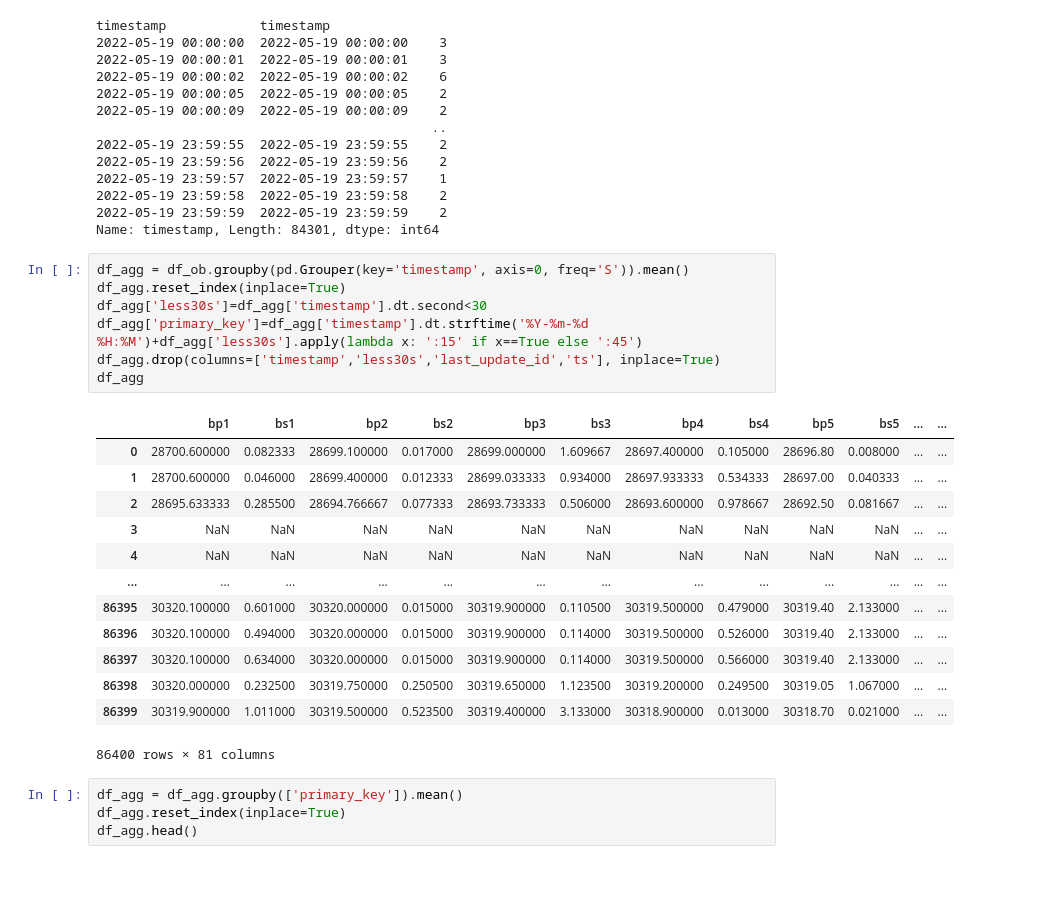
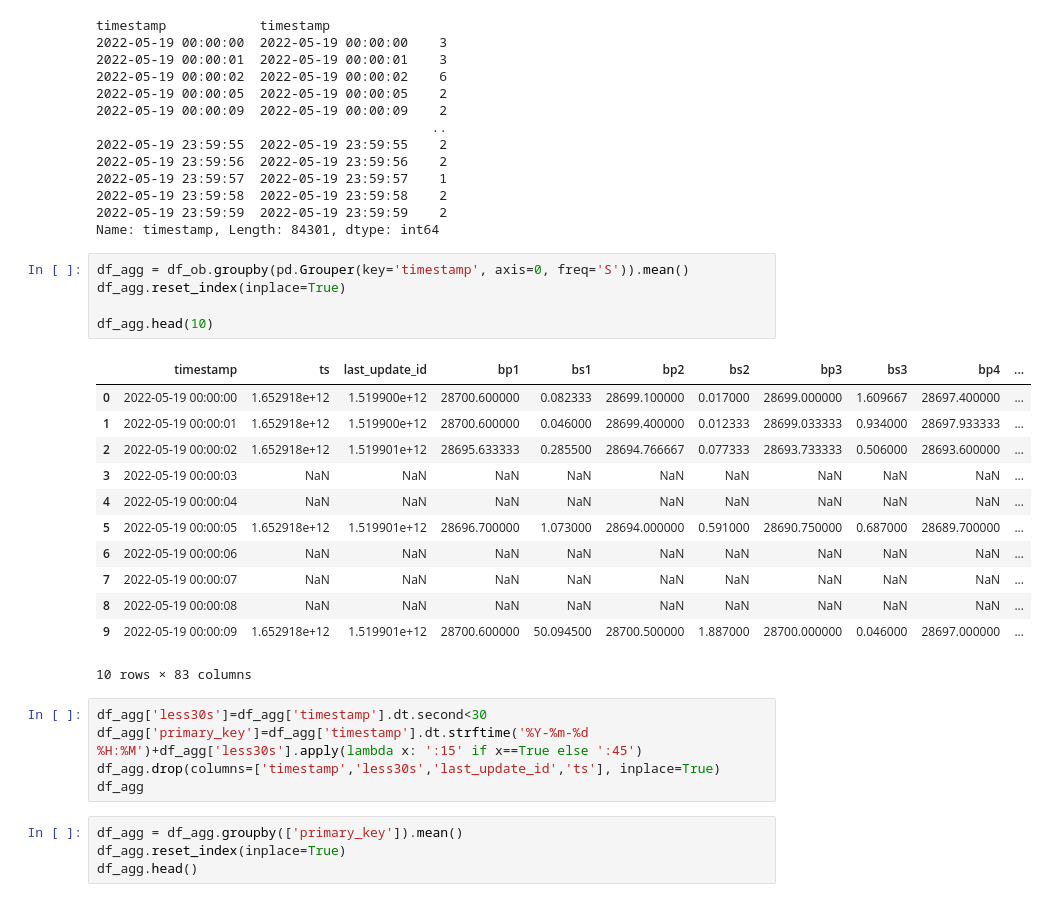
Before and after one commit to abefarkas/Thalassa_Regime_Classifier, a Jupyter notebook: notebooks/FIPM_understanding_data.ipynb, the cells around one changed output. Drawn from its saved outputs; the diff is of its cells as text; blank space fills up the shorter version.

```diff
--- a/notebooks/FIPM_understanding_data.ipynb
+++ b/notebooks/FIPM_understanding_data.ipynb
@@ -74,27 +84,29 @@ timestamp            timestamp
 2022-05-19 23:59:58  2022-05-19 23:59:58    2
 2022-05-19 23:59:59  2022-05-19 23:59:59    2
 Name: timestamp, Length: 84301, dtype: int64
+# %%
+df_agg = df_ob.groupby(pd.Grouper(key='timestamp', axis=0, freq='S')).mean()
+df_agg.reset_index(inplace=True)
+
+df_agg.head(10)
+# %% [output]
+|  | timestamp | ts | last_update_id | bp1 | bs1 | bp2 | bs2 | bp3 | bs3 | bp4 | ... |
+| 0 | 2022-05-19 00:00:00 | 1.652918e+12 | 1.519900e+12 | 28700.600000 | 0.082333 | 28699.100000 | 0.017000 | 28699.000000 | 1.609667 | 28697.400000 | ... |
+| 1 | 2022-05-19 00:00:01 | 1.652918e+12 | 1.519900e+12 | 28700.600000 | 0.046000 | 28699.400000 | 0.012333 | 28699.033333 | 0.934000 | 28697.933333 | ... |
+| 2 | 2022-05-19 00:00:02 | 1.652918e+12 | 1.519901e+12 | 28695.633333 | 0.285500 | 28694.766667 | 0.077333 | 28693.733333 | 0.506000 | 28693.600000 | ... |
+| 3 | 2022-05-19 00:00:03 | NaN | NaN | NaN | NaN | NaN | NaN | NaN | NaN | NaN | ... |
+| 4 | 2022-05-19 00:00:04 | NaN | NaN | NaN | NaN | NaN | NaN | NaN | NaN | NaN | ... |
+| 5 | 2022-05-19 00:00:05 | 1.652918e+12 | 1.519901e+12 | 28696.700000 | 1.073000 | 28694.000000 | 0.591000 | 28690.750000 | 0.687000 | 28689.700000 | ... |
+| 6 | 2022-05-19 00:00:06 | NaN | NaN | NaN | NaN | NaN | NaN | NaN | NaN | NaN | ... |
+| 7 | 2022-05-19 00:00:07 | NaN | NaN | NaN | NaN | NaN | NaN | NaN | NaN | NaN | ... |
+| 8 | 2022-05-19 00:00:08 | NaN | NaN | NaN | NaN | NaN | NaN | NaN | NaN | NaN | ... |
+| 9 | 2022-05-19 00:00:09 | 1.652918e+12 | 1.519901e+12 | 28700.600000 | 50.094500 | 28700.500000 | 1.887000 | 28700.000000 | 0.046000 | 28697.000000 | ... |
+10 rows × 83 columns
 # %%
-df_agg = df_ob.groupby(pd.Grouper(key='timestamp', axis=0, freq='S')).mean()
-df_agg.reset_index(inplace=True)
 df_agg['less30s']=df_agg['timestamp'].dt.second<30
 df_agg['primary_key']=df_agg['timestamp'].dt.strftime('%Y-%m-%d %H:%M')+df_agg['less30s'].apply(lambda x: ':15' if x==True else ':45')
 df_agg.drop(columns=['timestamp','less30s','last_update_id','ts'], inplace=True)
 df_agg
-# %% [output]
-|  | bp1 | bs1 | bp2 | bs2 | bp3 | bs3 | bp4 | bs4 | bp5 | bs5 | ... | ... |
-| 0 | 28700.600000 | 0.082333 | 28699.100000 | 0.017000 | 28699.000000 | 1.609667 | 28697.400000 | 0.105000 | 28696.80 | 0.008000 | ... | ... |
-| 1 | 28700.600000 | 0.046000 | 28699.400000 | 0.012333 | 28699.033333 | 0.934000 | 28697.933333 | 0.534333 | 28697.00 | 0.040333 | ... | ... |
-| 2 | 28695.633333 | 0.285500 | 28694.766667 | 0.077333 | 28693.733333 | 0.506000 | 28693.600000 | 0.978667 | 28692.50 | 0.081667 | ... | ... |
-| 3 | NaN | NaN | NaN | NaN | NaN | NaN | NaN | NaN | NaN | NaN | ... | ... |
-| 4 | NaN | NaN | NaN | NaN | NaN | NaN | NaN | NaN | NaN | NaN | ... | ... |
-| ... | ... | ... | ... | ... | ... | ... | ... | ... | ... | ... | ... | ... |
-| 86395 | 30320.100000 | 0.601000 | 30320.000000 | 0.015000 | 30319.900000 | 0.110500 | 30319.500000 | 0.479000 | 30319.40 | 2.133000 | ... | ... |
-| 86396 | 30320.100000 | 0.494000 | 30320.000000 | 0.015000 | 30319.900000 | 0.114000 | 30319.500000 | 0.526000 | 30319.40 | 2.133000 | ... | ... |
-| 86397 | 30320.100000 | 0.634000 | 30320.000000 | 0.015000 | 30319.900000 | 0.114000 | 30319.500000 | 0.566000 | 30319.40 | 2.133000 | ... | ... |
-| 86398 | 30320.000000 | 0.232500 | 30319.750000 | 0.250500 | 30319.650000 | 1.123500 | 30319.200000 | 0.249500 | 30319.05 | 1.067000 | ... | ... |
-| 86399 | 30319.900000 | 1.011000 | 30319.500000 | 0.523500 | 30319.400000 | 3.133000 | 30318.900000 | 0.013000 | 30318.70 | 0.021000 | ... | ... |
-86400 rows × 81 columns
 # %%
 df_agg = df_agg.groupby(['primary_key']).mean()
 df_agg.reset_index(inplace=True)
```
Also changed, not shown: parts of 1 cell of this notebook.
